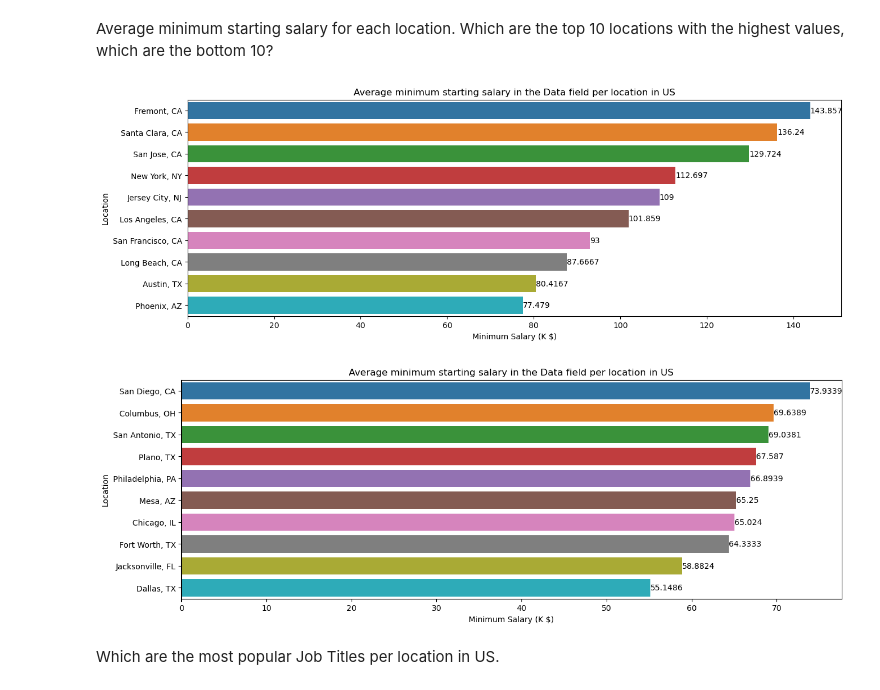
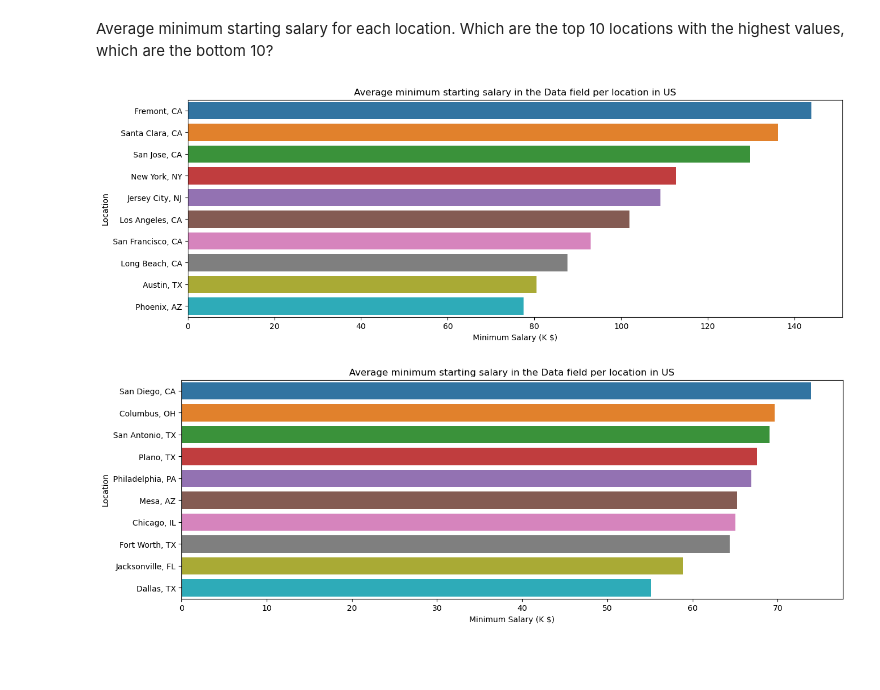
Before and after one commit to SyNikolai/BestStateforData, a Jupyter notebook: EDA/EDA_notebook.ipynb, the cells around one changed output. Cells and saved outputs as stored; diff of their text form; code cells hidden in the pictures; blank space fills up the shorter version.

Commit message:
Updated EDA notebook, Taxes data
Updated EDA notebook analysis, used a different version of Taxes data

```diff
--- a/EDA/EDA_notebook.ipynb
+++ b/EDA/EDA_notebook.ipynb
@@ -141,6 +142,11 @@ salary.loc[salary["Job Title"].str.contains(r"(Data Analyst)|(Data Analytics)",
 # %%
 # Finding all data engineering related jobs and assigning the title of Data Engineer to them.
 salary.loc[salary["Job Title"].str.contains(r"(Data Engineer)|(Data Engineering)", regex = True), "Job Title"] = "Data Engineer"
+# %%
+# Adding a column with the state headline
+salary["State Headline"] = salary["Location"].str.split(",").str[1]
+# Remove white space
+salary["State Headline"] = salary["State Headline"].str.strip()
 # %%
 # View cleaned dataframe
 salary.head()
@@ -207,5 +213,5 @@ cost.head()
 | 4 | San Francisco, CA, United States | 93.91 | 108.42 | 100.72 | 97.05 | ... |
 # %%
 # Merge the two dataframes (cost and salary on common values in the Location feature)
-salary_cost = pd.merge(cost, salary, how = 'inner', on = "Location")
+salary_cost = pd.merge(salary, cost, how = 'inner', on = "Location")
 # %%
@@ -247,6 +253,6 @@ memory usage: 1.7+ KB
 # %%
 # Renaming columns to follow the naming protocol of the previous dataframes
-taxes.rename(columns = {"State HEADLINES":"State Headline", "TOTAL":"Location"}, inplace = True)
+taxes.rename(columns = {"State HEADLINES":"State Headline"}, inplace = True)
 # %%
 # Merging all dataframes on location (left join because the taxes table date is on a state basis - not a city basis)
-salary_cost_taxes = pd.merge(salary_cost, taxes, how = "left", on = "Location")
+salary_cost_taxes = pd.merge(salary_cost, taxes, how = "left", on = "State Headline")
@@ -323,19 +348,17 @@ loc_top = av_loc.head(10)
 plt.figure(figsize = [15,5])
 ax = sns.barplot(data = loc_top , y = loc_top["Location"], x = loc_top["Minimum Salary (K $)"])
 ax.set(title = "Average minimum starting salary in the Data field per location in US")
-ax.bar_label(ax.containers[0])
+#ax.bar_label(ax.containers[0])
 plt.show()
 # %% [output]
-[figure, old version]
+[figure, new version]
 # %%
 loc_bot = av_loc.tail(10)
 # Plot the bottom 10 lowest salary locations
 plt.figure(figsize = [15,5])
 ax = sns.barplot(data = loc_bot , y = loc_bot["Location"], x = loc_bot["Minimum Salary (K $)"])
 ax.set(title = "Average minimum starting salary in the Data field per location in US")
-ax.bar_label(ax.containers[0])
+#ax.bar_label(ax.containers[0])
 plt.show()
 # %% [output]
-[figure, old version]
+[figure, new version]
-# %% [markdown]
-Which are the most popular Job Titles per location in US.
```
Also changed, not shown: parts of 24 cells of this notebook, 3 other files.
